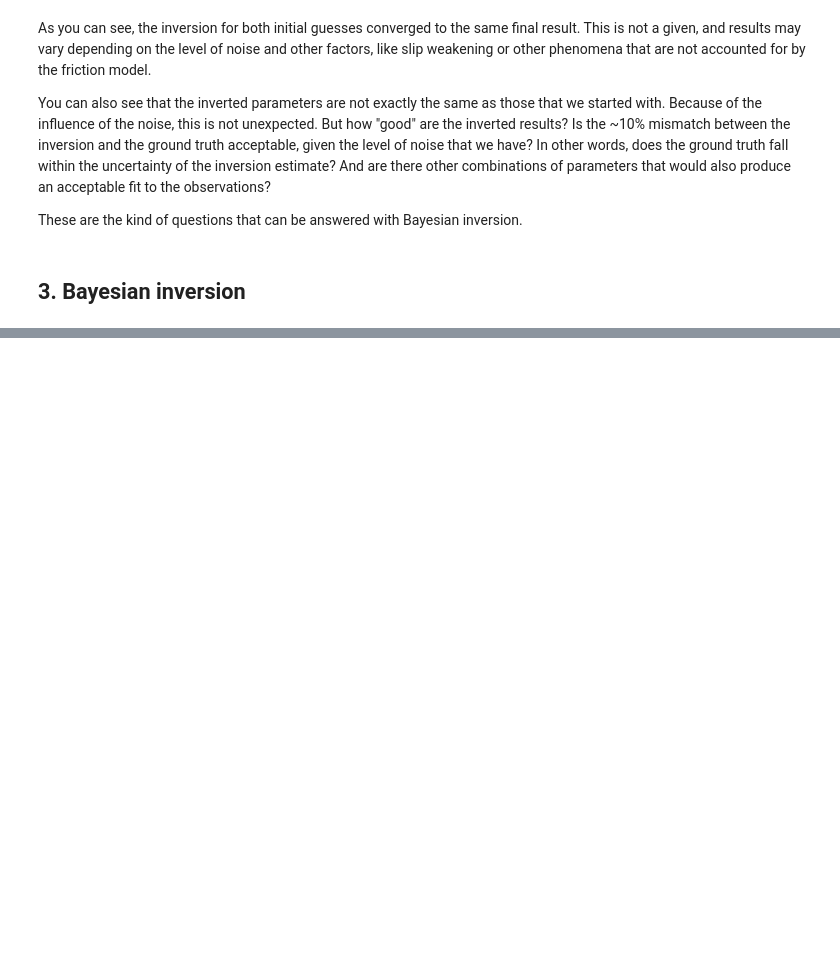
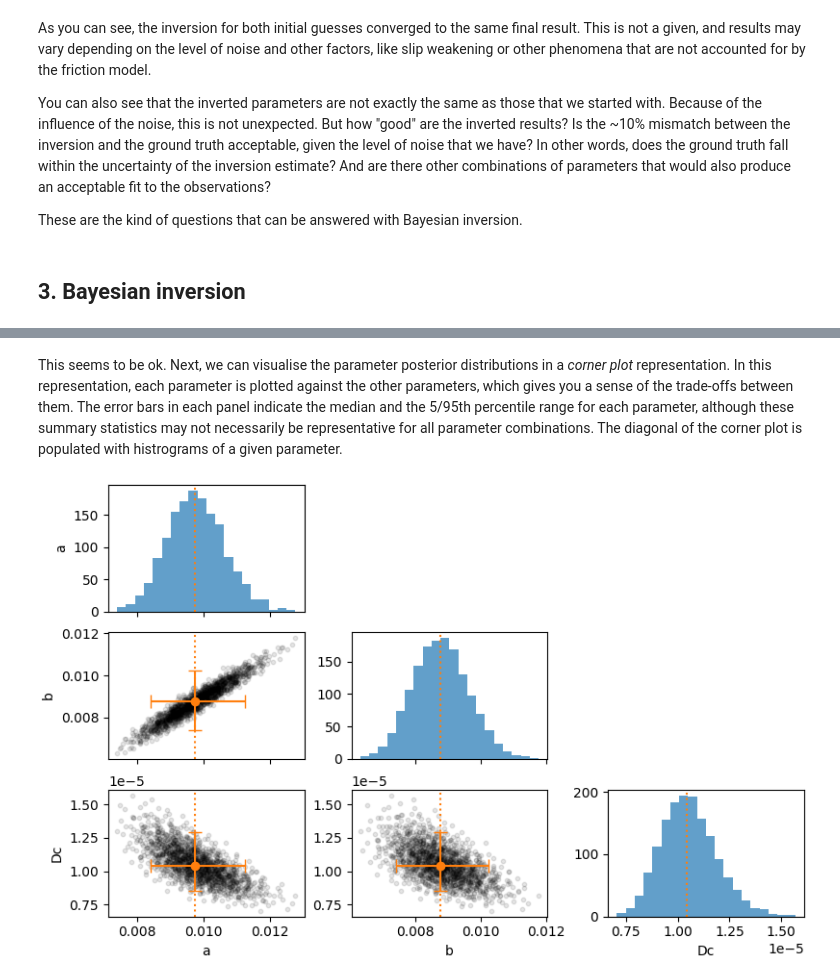
Before and after one commit to martijnende/diabayes, a Jupyter notebook: examples/simple_inversion.ipynb, the cells around one changed output, grey strips where cells are left out. Saved outputs shown, nothing was run; the diff lists cells and outputs as text; code cells hidden in the pictures; blank space fills up the shorter version.

```diff
--- a/examples/simple_inversion.ipynb
+++ b/examples/simple_inversion.ipynb
@@ -226,0 +268,6 @@ TypeError: multiple values for argument 't'
+# %% [markdown]
+This seems to be ok. Next, we can visualise the parameter posterior distributions in a _corner plot_ representation. In this representation, each parameter is plotted against the other parameters, which gives you a sense of the trade-offs between them. The error bars in each panel indicate the median and the 5/95th percentile range for each parameter, although these summary statistics may not necessarily be representative for all parameter combinations. The diagonal of the corner plot is populated with histrograms of a given parameter.
+# %%
+bayesian_result.cornerplot(nbins=20);
+# %% [output]
+[figure, added]
```
Also changed, not shown: parts of 11 cells of this notebook, 2 other files.
